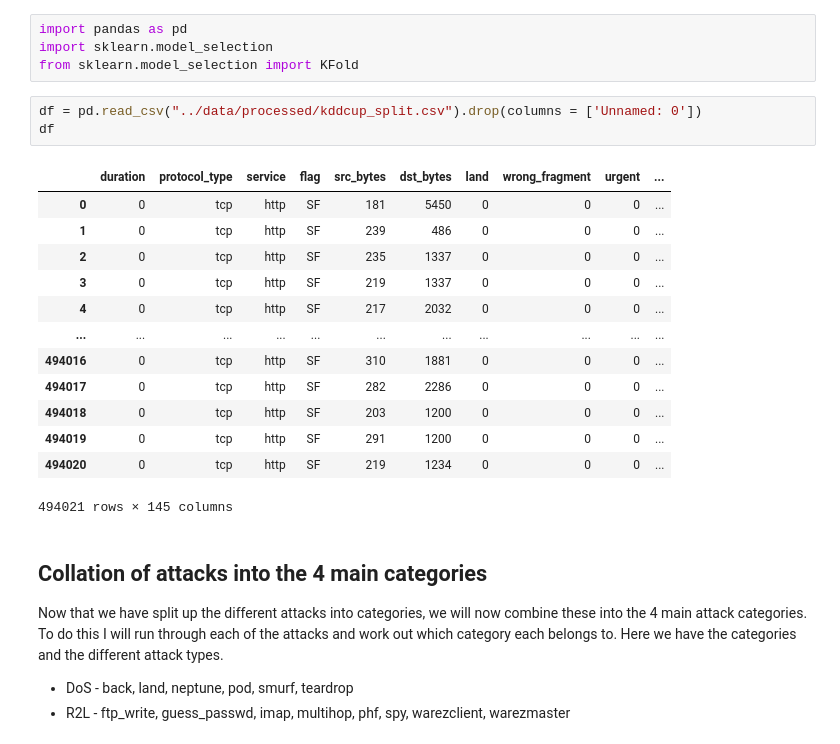
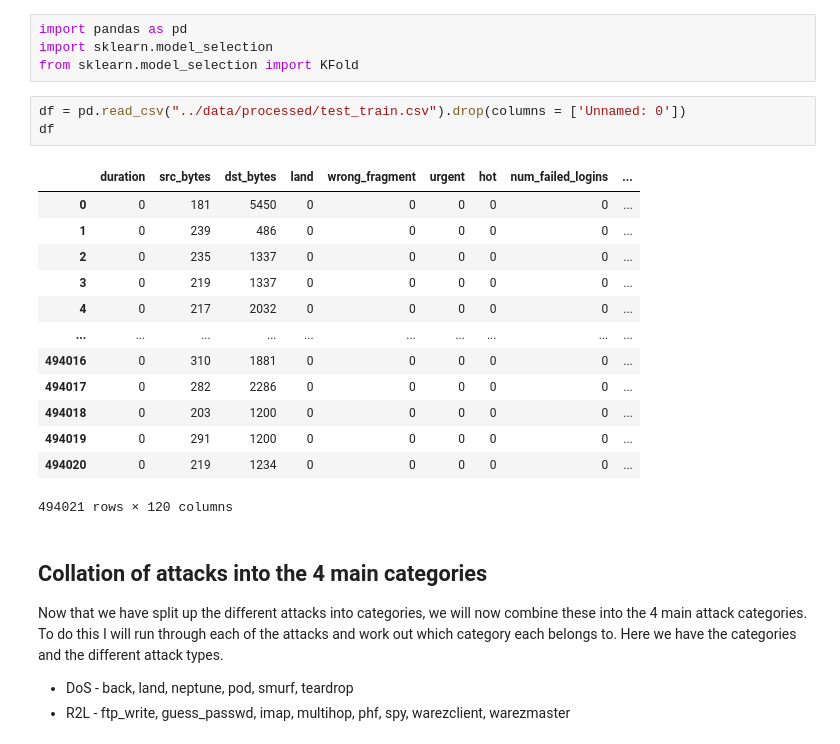
Before and after one commit to AdamEiffert/DST_Project1, a Jupyter notebook: Adam_Evidence/Adam's T and T generation pt2.ipynb, the cells around one changed output. Drawn from its saved outputs; the diff is of its cells as text.

```diff
--- a/Adam_Evidence/Adam's T and T generation pt2.ipynb
+++ b/Adam_Evidence/Adam's T and T generation pt2.ipynb
@@ -3,22 +3,22 @@ import pandas as pd
 import sklearn.model_selection
 from sklearn.model_selection import KFold
 # %%
-df = pd.read_csv("../data/processed/kddcup_split.csv").drop(columns = ['Unnamed: 0'])
+df = pd.read_csv("../data/processed/test_train.csv").drop(columns = ['Unnamed: 0'])
 df
 # %% [output]
-|  | duration | protocol_type | service | flag | src_bytes | dst_bytes | land | wrong_fragment | urgent | ... |
-| 0 | 0 | tcp | http | SF | 181 | 5450 | 0 | 0 | 0 | ... |
-| 1 | 0 | tcp | http | SF | 239 | 486 | 0 | 0 | 0 | ... |
-| 2 | 0 | tcp | http | SF | 235 | 1337 | 0 | 0 | 0 | ... |
-| 3 | 0 | tcp | http | SF | 219 | 1337 | 0 | 0 | 0 | ... |
-| 4 | 0 | tcp | http | SF | 217 | 2032 | 0 | 0 | 0 | ... |
-| ... | ... | ... | ... | ... | ... | ... | ... | ... | ... | ... |
-| 494016 | 0 | tcp | http | SF | 310 | 1881 | 0 | 0 | 0 | ... |
-| 494017 | 0 | tcp | http | SF | 282 | 2286 | 0 | 0 | 0 | ... |
-| 494018 | 0 | tcp | http | SF | 203 | 1200 | 0 | 0 | 0 | ... |
-| 494019 | 0 | tcp | http | SF | 291 | 1200 | 0 | 0 | 0 | ... |
-| 494020 | 0 | tcp | http | SF | 219 | 1234 | 0 | 0 | 0 | ... |
+|  | duration | src_bytes | dst_bytes | land | wrong_fragment | urgent | hot | num_failed_logins | ... |
+| 0 | 0 | 181 | 5450 | 0 | 0 | 0 | 0 | 0 | ... |
+| 1 | 0 | 239 | 486 | 0 | 0 | 0 | 0 | 0 | ... |
+| 2 | 0 | 235 | 1337 | 0 | 0 | 0 | 0 | 0 | ... |
+| 3 | 0 | 219 | 1337 | 0 | 0 | 0 | 0 | 0 | ... |
+| 4 | 0 | 217 | 2032 | 0 | 0 | 0 | 0 | 0 | ... |
+| ... | ... | ... | ... | ... | ... | ... | ... | ... | ... |
+| 494016 | 0 | 310 | 1881 | 0 | 0 | 0 | 0 | 0 | ... |
+| 494017 | 0 | 282 | 2286 | 0 | 0 | 0 | 0 | 0 | ... |
+| 494018 | 0 | 203 | 1200 | 0 | 0 | 0 | 0 | 0 | ... |
+| 494019 | 0 | 291 | 1200 | 0 | 0 | 0 | 0 | 0 | ... |
+| 494020 | 0 | 219 | 1234 | 0 | 0 | 0 | 0 | 0 | ... |
-494021 rows × 145 columns
+494021 rows × 120 columns
 # %% [markdown]
 ## Collation of attacks into the 4 main categories
 
```
Also changed, not shown: parts of 2 cells of this notebook, 1 other file.
